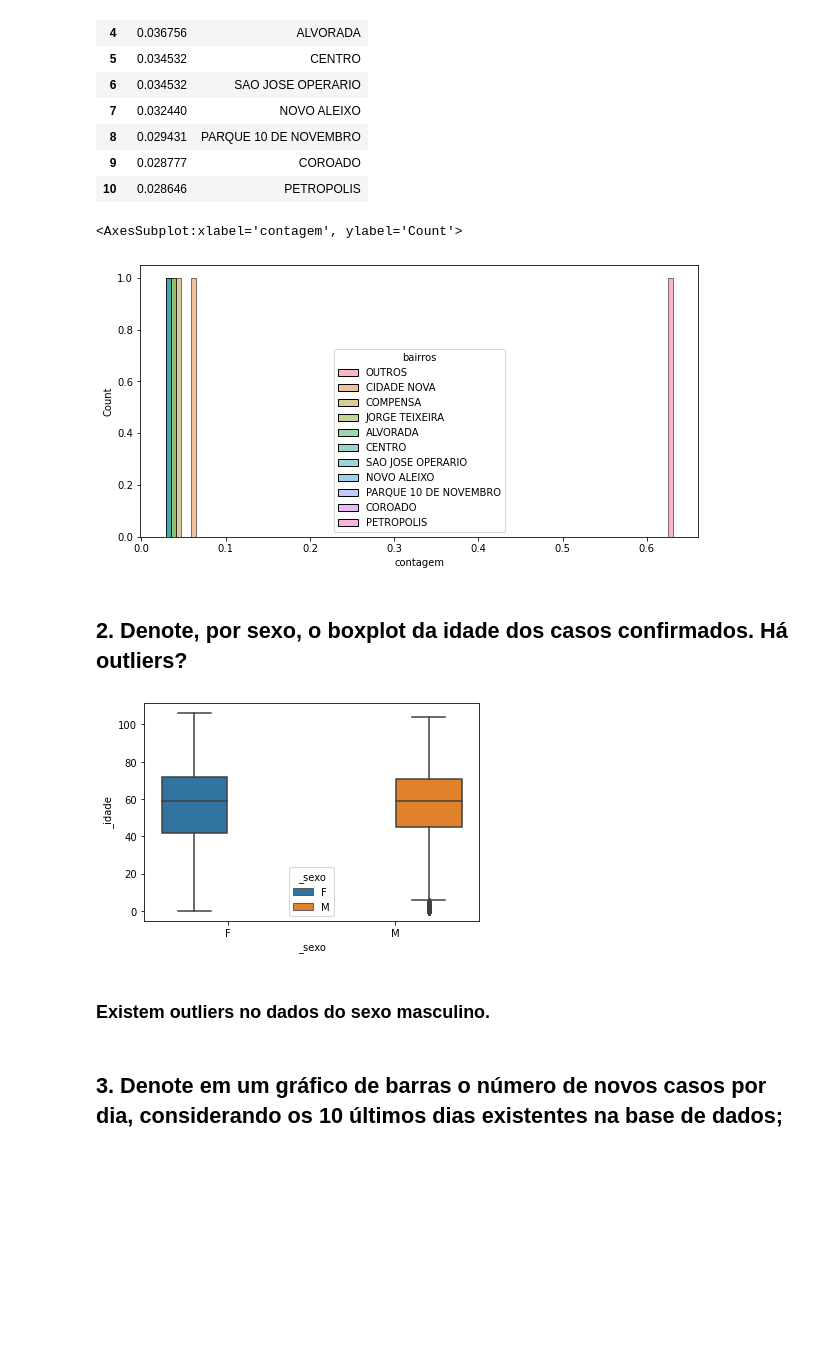
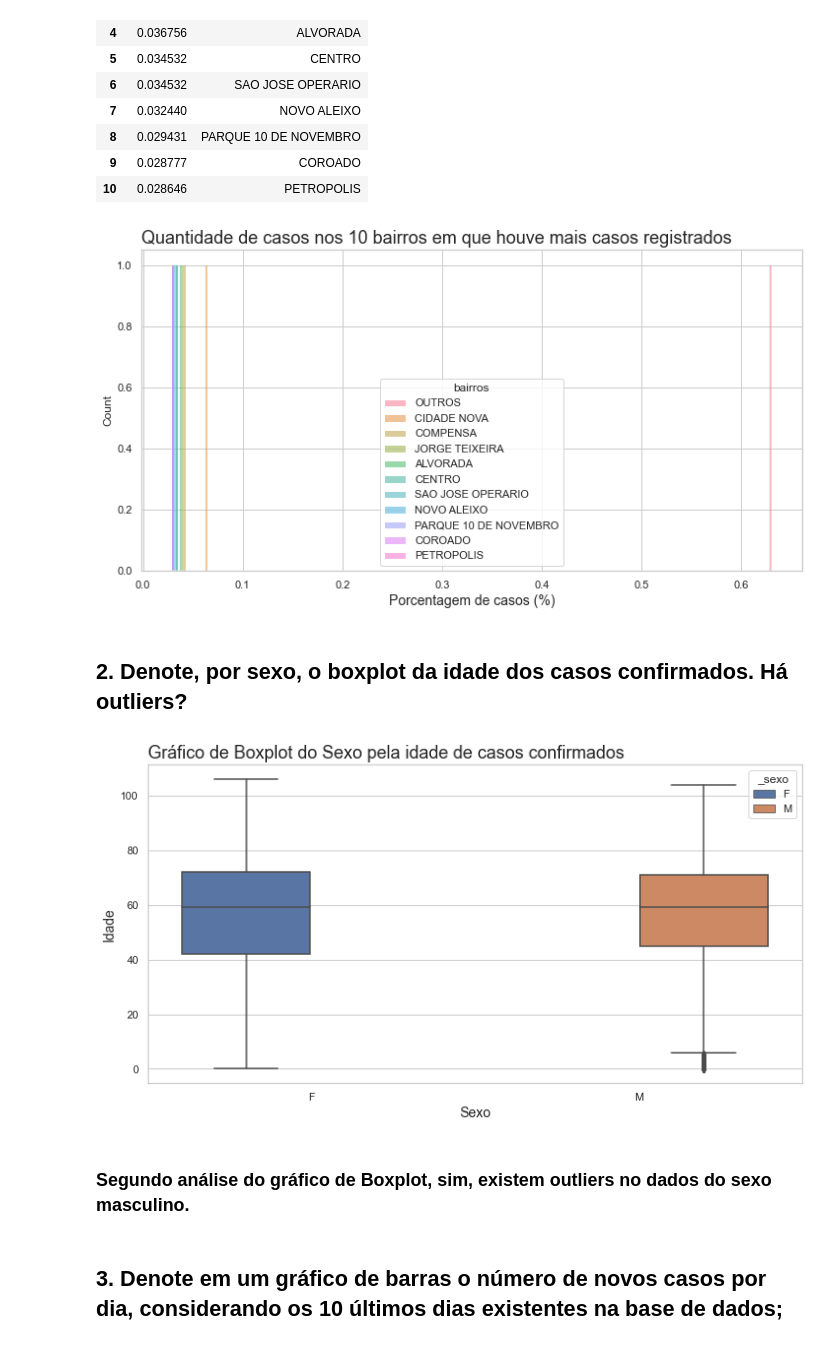
Before and after one commit to thiagos98/data-analysis-manaus, a Jupyter notebook: main.ipynb, the cells around one changed output. Drawn from its saved outputs; the diff is of its cells as text; code cells hidden in the pictures; blank space fills up the shorter version.

```diff
--- a/main.ipynb
+++ b/main.ipynb
@@ -372,18 +372,26 @@ df_dez_bairros
 | 9 | 0.028777 | COROADO |
 | 10 | 0.028646 | PETROPOLIS |
 # %%
-plt.figure(figsize=[10,5])
-sns.histplot(data=df_dez_bairros, x="contagem", hue="bairros", bins=100)
+sns.set_theme(style="whitegrid")
+ax = sns.histplot(data=df_dez_bairros, x="contagem", hue="bairros", bins=300)
+ax.figure.set_size_inches(12, 6)
+ax.set_title('Quantidade de casos nos 10 bairros em que houve mais casos registrados', loc='left', fontsize=18)
+ax.set_xlabel('Porcentagem de casos (%)', fontsize = '14')
+ax = ax
 # %% [output]
-<AxesSubplot:xlabel='contagem', ylabel='Count'>
-[figure, old version]
+[figure, new version]
 # %% [markdown]
 ## 2. Denote, por sexo, o boxplot da idade dos casos confirmados. Há outliers?
 # %%
 ax = sns.boxplot(x="_sexo", y="_idade", data=df_clean_data, hue="_sexo")
+ax.figure.set_size_inches(12, 6)
+ax.set_title('Gráfico de Boxplot do Sexo pela idade de casos confirmados', loc='left', fontsize=18)
+ax.set_xlabel('Sexo', fontsize = '14')
+ax.set_ylabel('Idade', fontsize = '14')
+ax = ax
 # %% [output]
-[figure, old version]
+[figure, new version]
 # %% [markdown]
-### Existem outliers no dados do sexo masculino.
+### Segundo análise do gráfico de Boxplot, sim, existem outliers no dados do sexo masculino.
 # %% [markdown]
 ## 3. Denote em um gráfico de barras o número de novos casos por dia, considerando os 10 últimos dias existentes na base de dados;
```
Also changed, not shown: parts of 4 cells of this notebook.
